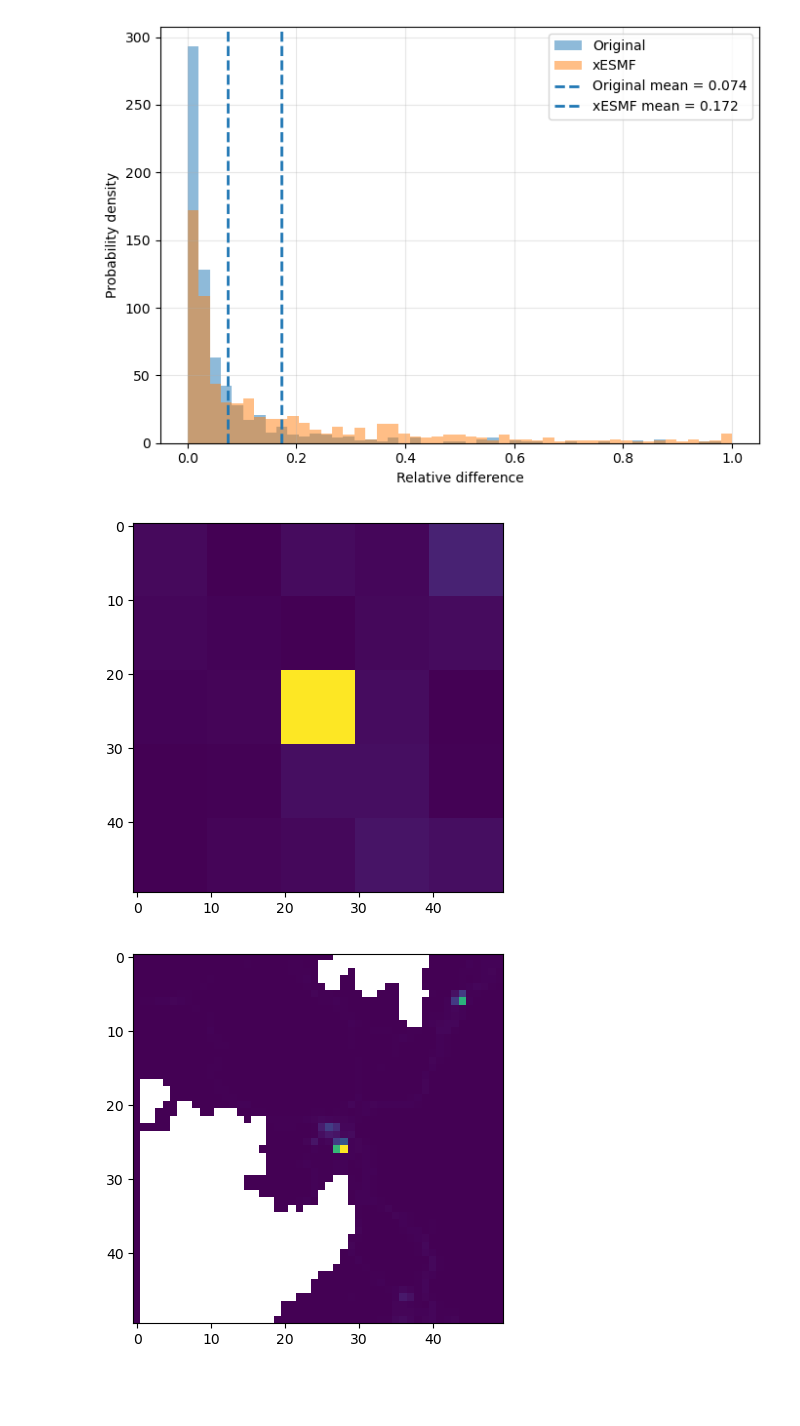
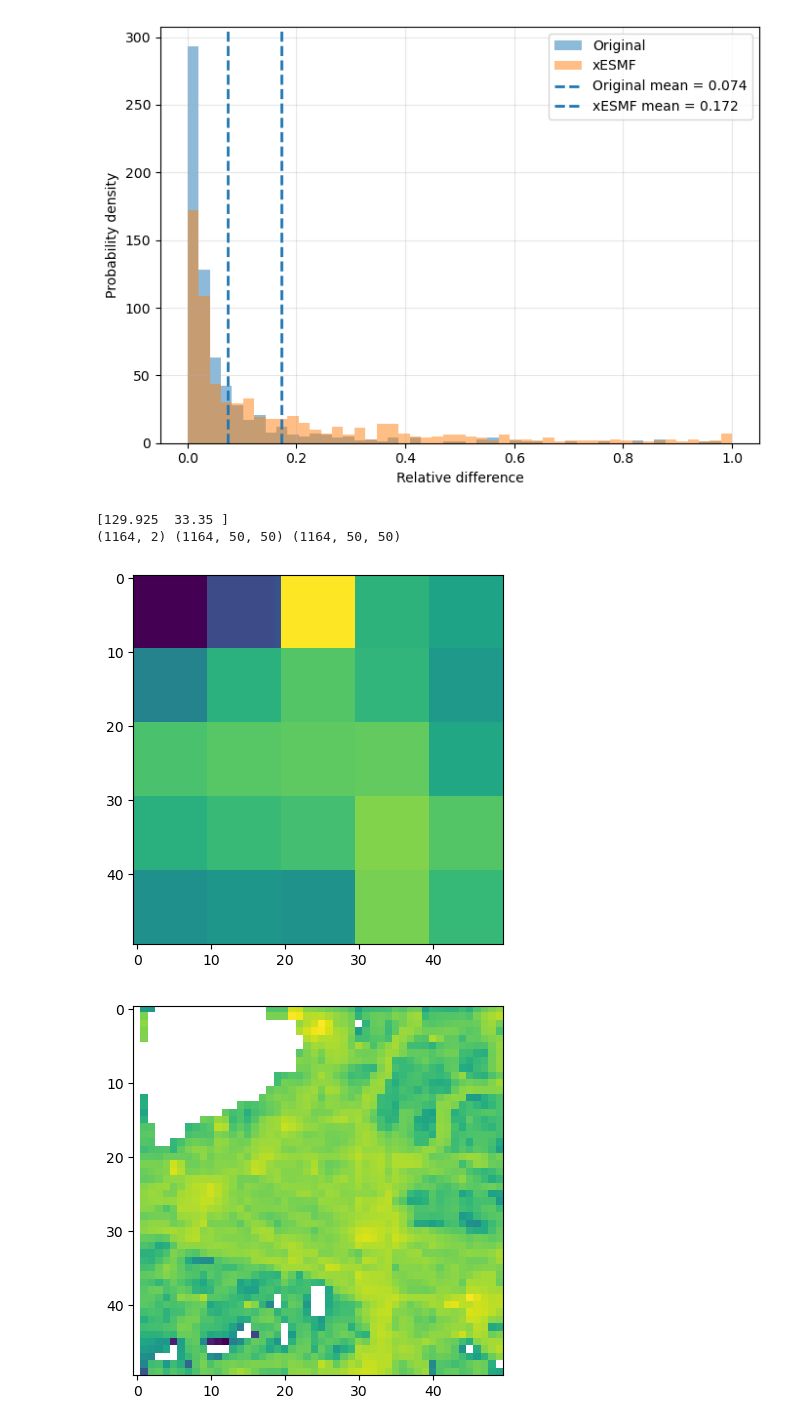
Before and after one commit to yunakatsuyama/srcnn_emission_prep, a Jupyter notebook: grid_function_30_jan_xesmf.ipynb, the cells around one changed output. Cells and saved outputs as stored; diff of their text form; code cells hidden in the pictures; blank space fills up the shorter version.

```diff
--- a/grid_function_30_jan_xesmf.ipynb
+++ b/grid_function_30_jan_xesmf.ipynb
@@ -795,14 +838,18 @@ plt.show()
 [figure]
 [figure]
 # %%
+center_lon_lat = np.load('center_lon_lat.npy')
 eagrid = np.load("eagrid_dataset.npy")
 cams = np.load('cams_conserv_xe.npy')
+print(center_lon_lat[100, :])
+print(np.shape(center_lon_lat), np.shape(eagrid), np.shape(cams))
 
-
-plt.imshow(cams[500, :,:])
+plt.imshow(np.log10(cams[100, :,:]))
 plt.show()
-plt.imshow(eagrid[500, :,:])
+plt.imshow(np.log10(eagrid[100, :,:]))
 plt.show()
 # %% [output]
+[129.925  33.35 ]
+(1164, 2) (1164, 50, 50) (1164, 50, 50)
-[figure, old version]
+[figure, new version]
-[figure, old version]
+[figure, new version]
```
Also changed, not shown: parts of 4 cells of this notebook.
